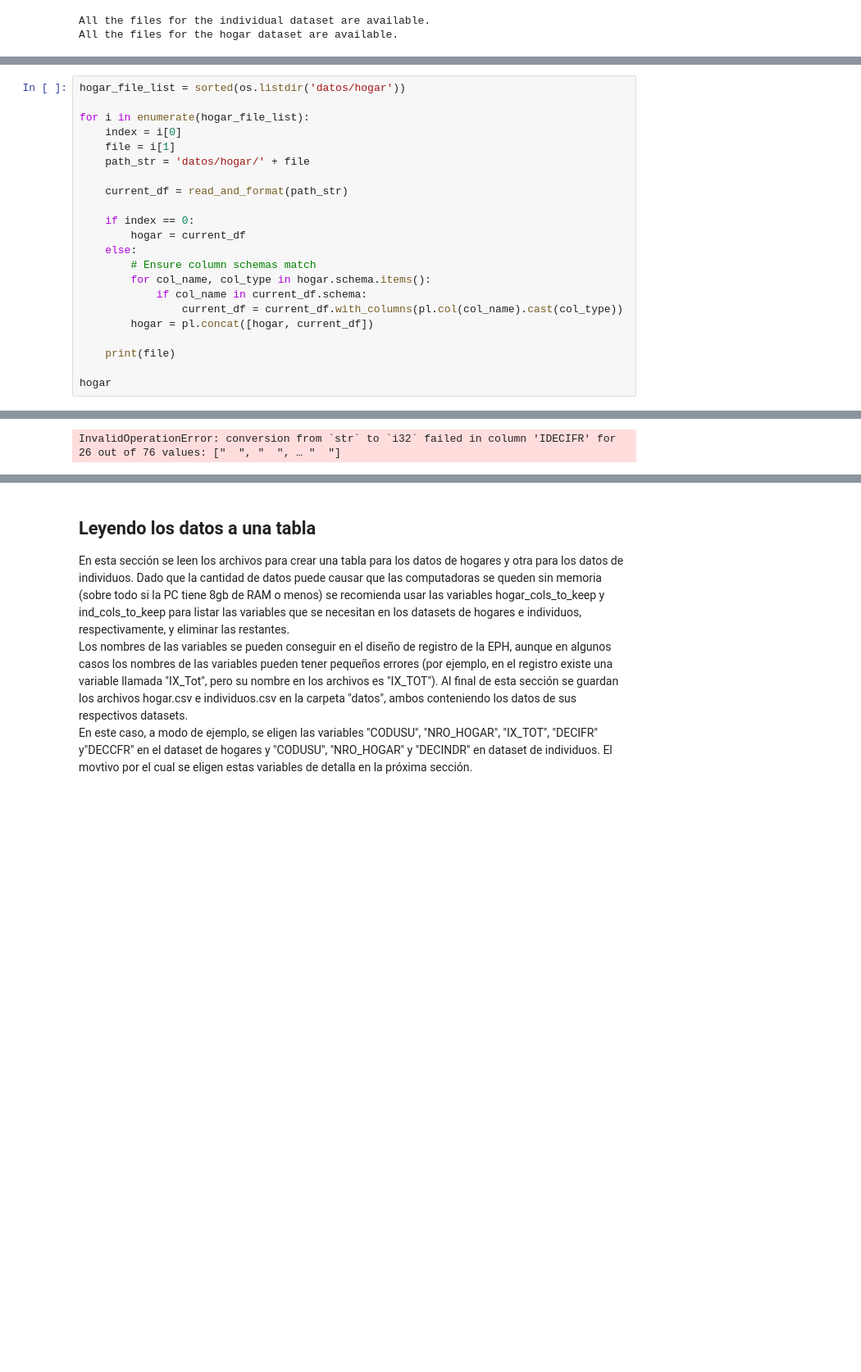
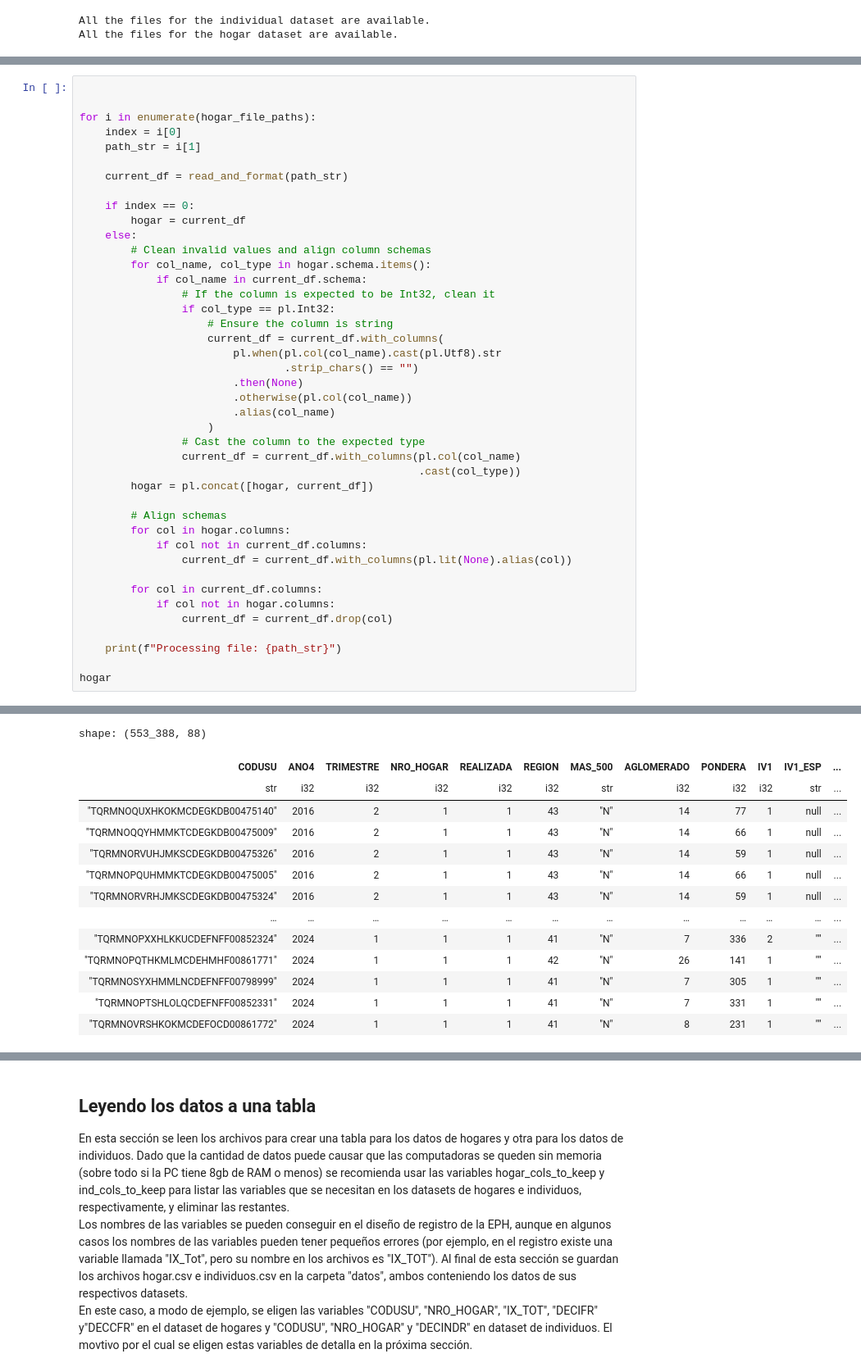
Before and after one commit to jpoletti/eph-database, a Jupyter notebook: bajar-microdatos.ipynb, the cells around one changed output, grey strips where cells are left out. Shown at 82% size. Drawn from its saved outputs; the diff is of its cells as text; blank space fills up the shorter version.

```diff
--- a/bajar-microdatos.ipynb
+++ b/bajar-microdatos.ipynb
@@ -267,23 +416,43 @@ shape: (18_800, 88)
 # %%
-hogar_file_list = sorted(os.listdir('datos/hogar'))
 
-for i in enumerate(hogar_file_list):
+
+for i in enumerate(hogar_file_paths):
     index = i[0]
-    file = i[1]
-    path_str = 'datos/hogar/' + file
+    path_str = i[1]
 
     current_df = read_and_format(path_str)
 
     if index == 0:
         hogar = current_df
     else:
-        # Ensure column schemas match
+        # Clean invalid values and align column schemas
         for col_name, col_type in hogar.schema.items():
             if col_name in current_df.schema:
-                current_df = current_df.with_columns(pl.col(col_name).cast(col_type))
+                # If the column is expected to be Int32, clean it
+                if col_type == pl.Int32:
+                    # Ensure the column is string
+                    current_df = current_df.with_columns(
+                        pl.when(pl.col(col_name).cast(pl.Utf8).str
+                                .strip_chars() == "")
+                        .then(None)
+                        .otherwise(pl.col(col_name))
+                        .alias(col_name)
+                    )
+                # Cast the column to the expected type
+                current_df = current_df.with_columns(pl.col(col_name)
+                                                     .cast(col_type))
         hogar = pl.concat([hogar, current_df])
 
-    print(file)
+        # Align schemas
+        for col in hogar.columns:
+            if col not in current_df.columns:
+                current_df = current_df.with_columns(pl.lit(None).alias(col))
+
+        for col in current_df.columns:
+            if col not in hogar.columns:
+                current_df = current_df.drop(col)
+
+    print(f"Processing file: {path_str}")
 
 hogar
 # %% [output]
@@ -301 +476,14 @@ hogar
-InvalidOperationError: conversion from `str` to `i32` failed in column 'IDECIFR' for 26 out of 76 values: ["  ", "  ", … "  "]
+shape: (553_388, 88)
+| CODUSU | ANO4 | TRIMESTRE | NRO_HOGAR | REALIZADA | REGION | MAS_500 | AGLOMERADO | PONDERA | IV1 | IV1_ESP | ... |
+| str | i32 | i32 | i32 | i32 | i32 | str | i32 | i32 | i32 | str | ... |
+| "TQRMNOQUXHKOKMCDEGKDB00475140" | 2016 | 2 | 1 | 1 | 43 | "N" | 14 | 77 | 1 | null | ... |
+| "TQRMNOQQYHMMKTCDEGKDB00475009" | 2016 | 2 | 1 | 1 | 43 | "N" | 14 | 66 | 1 | null | ... |
+| "TQRMNORVUHJMKSCDEGKDB00475326" | 2016 | 2 | 1 | 1 | 43 | "N" | 14 | 59 | 1 | null | ... |
+| "TQRMNOPQUHMMKTCDEGKDB00475005" | 2016 | 2 | 1 | 1 | 43 | "N" | 14 | 66 | 1 | null | ... |
+| "TQRMNORVRHJMKSCDEGKDB00475324" | 2016 | 2 | 1 | 1 | 43 | "N" | 14 | 59 | 1 | null | ... |
+| … | … | … | … | … | … | … | … | … | … | … | ... |
+| "TQRMNOPXXHLKKUCDEFNFF00852324" | 2024 | 1 | 1 | 1 | 41 | "N" | 7 | 336 | 2 | "" | ... |
+| "TQRMNOPQTHKMLMCDEHMHF00861771" | 2024 | 1 | 1 | 1 | 42 | "N" | 26 | 141 | 1 | "" | ... |
+| "TQRMNOSYXHMMLNCDEFNFF00798999" | 2024 | 1 | 1 | 1 | 41 | "N" | 7 | 305 | 1 | "" | ... |
+| "TQRMNOPTSHLOLQCDEFNFF00852331" | 2024 | 1 | 1 | 1 | 41 | "N" | 7 | 331 | 1 | "" | ... |
+| "TQRMNOVRSHKOKMCDEFOCD00861772" | 2024 | 1 | 1 | 1 | 41 | "N" | 8 | 231 | 1 | "" | ... |
```
Also changed, not shown: parts of 10 cells of this notebook.
